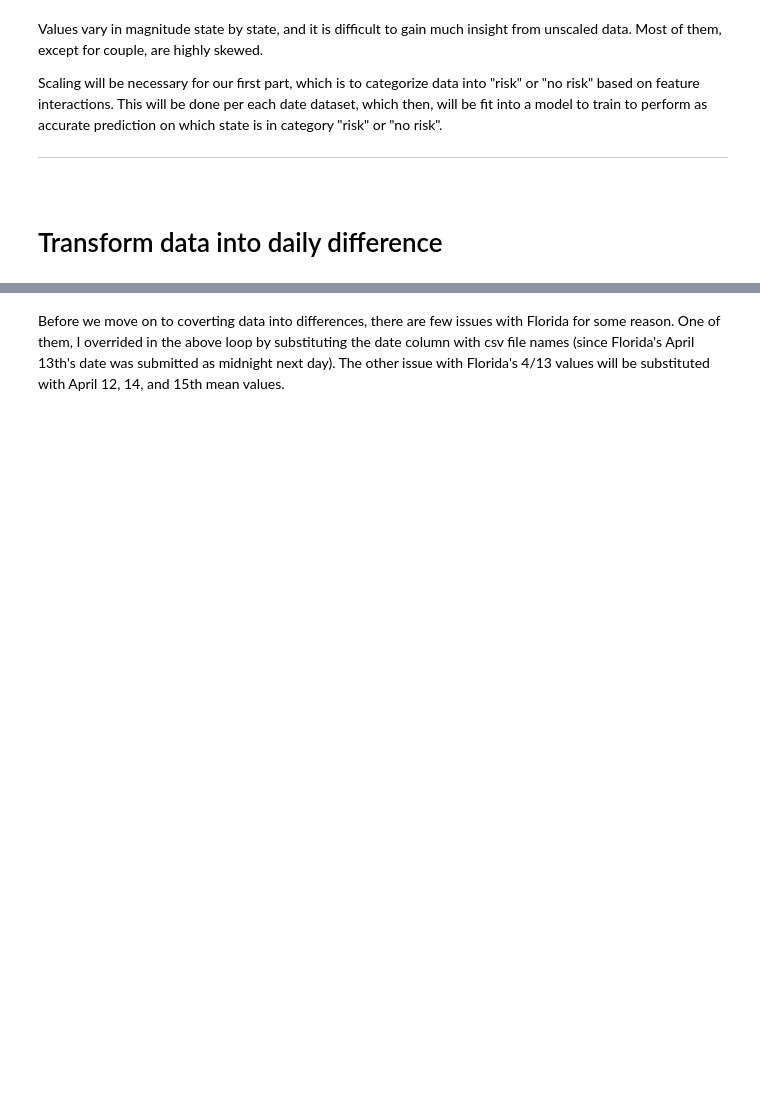
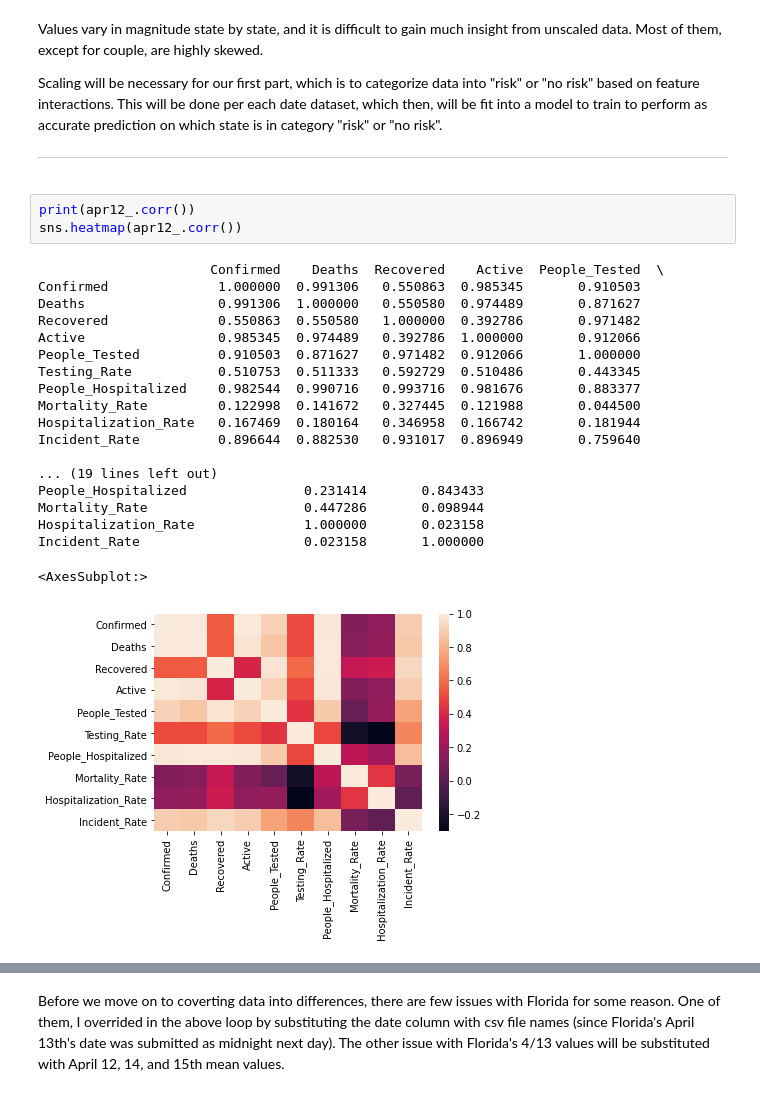
Before and after one commit to jungsNN/covid19-forecast, a Jupyter notebook: rough_draft4.ipynb, the cells around one changed output, grey strips where cells are left out. Drawn from its saved outputs; the diff is of its cells as text; blank space fills up the shorter version.

```diff
--- a/rough_draft4.ipynb
+++ b/rough_draft4.ipynb
@@ -100,5 +100,26 @@ max               29.497274    1121.124012
 
 <p> Scaling will be necessary for our first part, which is to categorize data into "risk" or "no risk" based on feature interactions. This will be done per each date dataset, which then, will be fit into a model to train to perform as accurate prediction on which state is in category "risk" or "no risk".
 <hr>
-# %% [markdown]
-# Transform data into daily difference
+# %%
+print(apr12_.corr())
+sns.heatmap(apr12_.corr())
+# %% [output]
+                      Confirmed    Deaths  Recovered    Active  People_Tested  \
+Confirmed              1.000000  0.991306   0.550863  0.985345       0.910503
+Deaths                 0.991306  1.000000   0.550580  0.974489       0.871627
+Recovered              0.550863  0.550580   1.000000  0.392786       0.971482
+Active                 0.985345  0.974489   0.392786  1.000000       0.912066
+People_Tested          0.910503  0.871627   0.971482  0.912066       1.000000
+Testing_Rate           0.510753  0.511333   0.592729  0.510486       0.443345
+People_Hospitalized    0.982544  0.990716   0.993716  0.981676       0.883377
+Mortality_Rate         0.122998  0.141672   0.327445  0.121988       0.044500
+Hospitalization_Rate   0.167469  0.180164   0.346958  0.166742       0.181944
+Incident_Rate          0.896644  0.882530   0.931017  0.896949       0.759640
+
+... (19 lines left out)
+People_Hospitalized               0.231414       0.843433
+Mortality_Rate                    0.447286       0.098944
+Hospitalization_Rate              1.000000       0.023158
+Incident_Rate                     0.023158       1.000000
+<AxesSubplot:>
+[figure, added]
```
Also changed, not shown: parts of 55 cells of this notebook.
